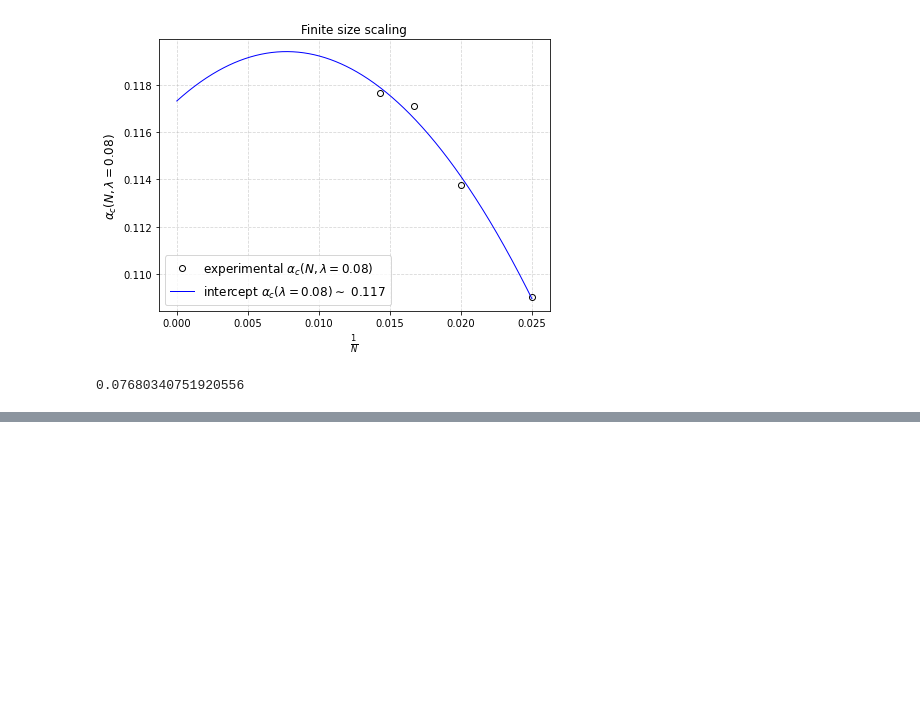
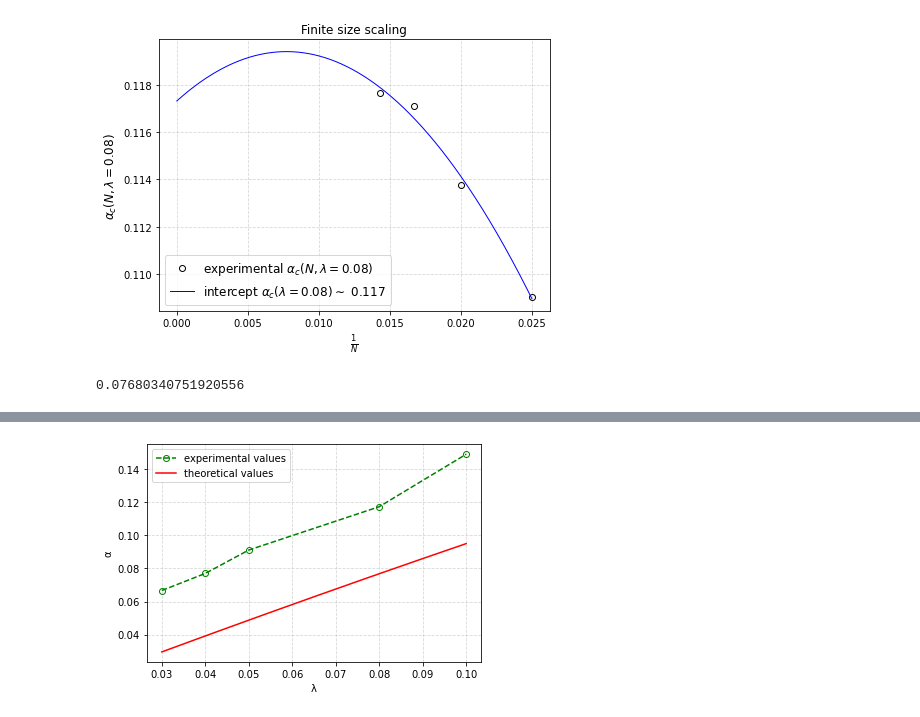
Before and after one commit to lorenzomancini1/Hopfield_Model, a Jupyter notebook: src/Modern Hopfield/binary/Phase_Diagram/notebooks/analysis_of_alpha_c.ipynb, the cells around one changed output, grey strips where cells are left out. Cells and saved outputs as stored; diff of their text form; code cells hidden in the pictures; blank space fills up the shorter version.

```diff
--- a/src/Modern Hopfield/binary/Phase_Diagram/notebooks/analysis_of_alpha_c.ipynb
+++ b/src/Modern Hopfield/binary/Phase_Diagram/notebooks/analysis_of_alpha_c.ipynb
@@ -55,0 +76,15 @@ a, b, αc01, dαc01 = fs.compute_αc(λ, NN, rootdir = "./", datadir = "julia_da
+# %%
+αc = [αc003, αc004, αc005, αc008, αc01]
+λ = [0.03, 0.04, 0.05, 0.08, 0.1]
+x = np.linspace(0.03, 0.1, 300)
+y = x - np.log(np.cosh(x))
+
+plt.plot(λ, αc, marker = "o", markerfacecolor = "None", linestyle = "--", c = "green", label = "experimental values")
+plt.plot(x, y, c ="red", label = "theoretical values")
+plt.grid(axis = "both", alpha = 0.5, linestyle = "--")
+plt.xlabel("λ")
+plt.ylabel("α")
+plt.legend()
+plt.show()
+# %% [output]
+[figure, added]
```
Also changed, not shown: parts of 5 cells of this notebook.
